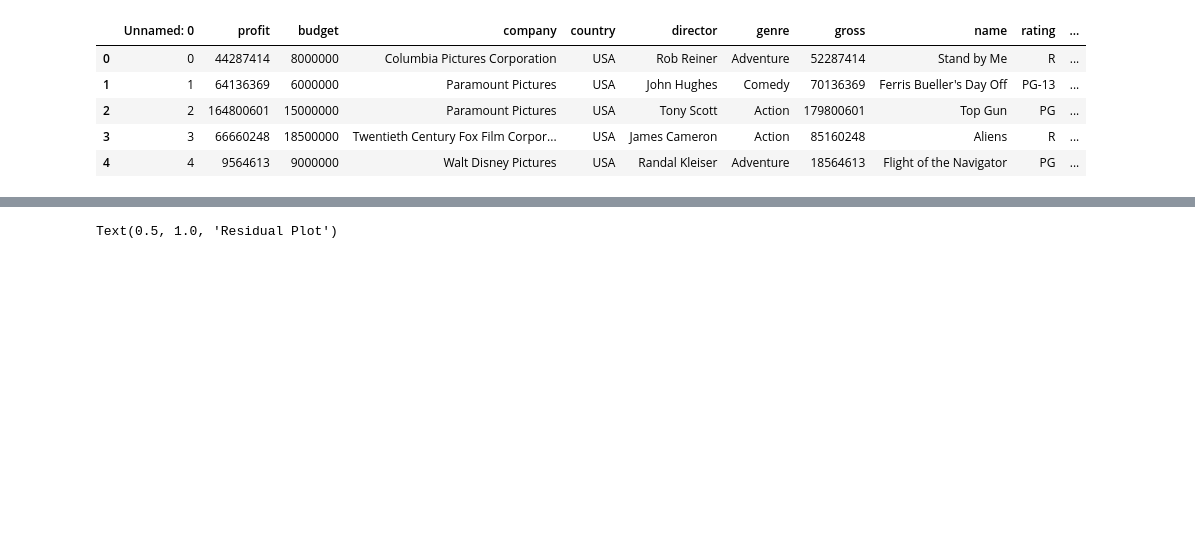
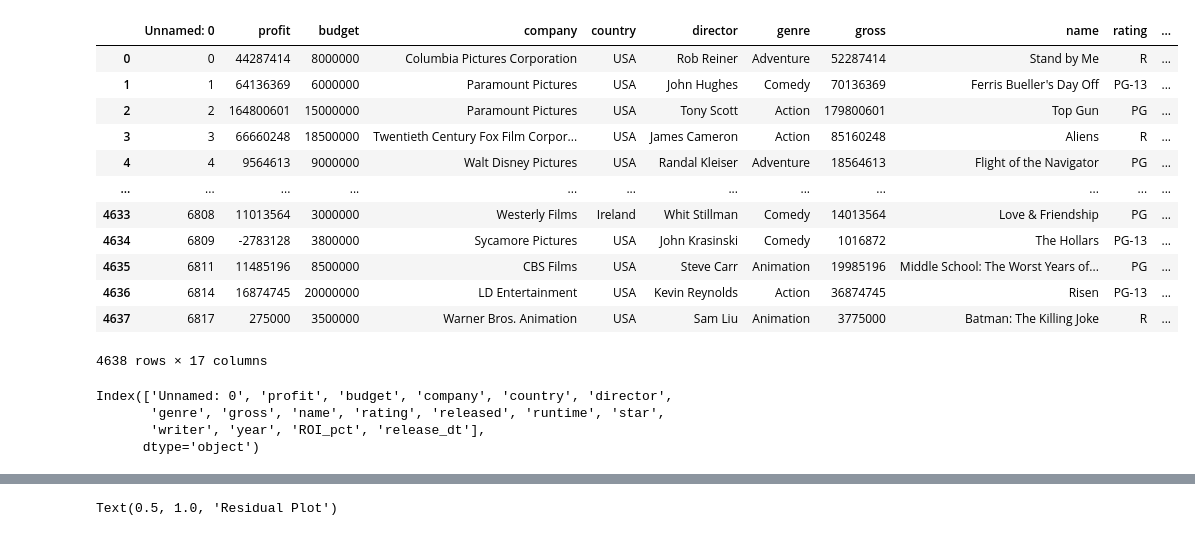
Before and after one commit to d4t4Guy/ML_at_the_movies, a Jupyter notebook: Multiple-regression.ipynb, the cells around one changed output, grey strips where cells are left out. Drawn from its saved outputs; the diff is of its cells as text; code cells hidden in the pictures; blank space fills up the shorter version.

```diff
--- a/Multiple-regression.ipynb
+++ b/Multiple-regression.ipynb
@@ -6,12 +8,26 @@ import pandas as pd
 # %%
 # Read the csv file into a pandas DataFrame
 
 movies_data = pd.read_csv('Resources/movies_cleaned.csv')
-movies_data.head()
+movies_data
 # %% [output]
 |  | Unnamed: 0 | profit | budget | company | country | director | genre | gross | name | rating | ... |
 | 0 | 0 | 44287414 | 8000000 | Columbia Pictures Corporation | USA | Rob Reiner | Adventure | 52287414 | Stand by Me | R | ... |
 | 1 | 1 | 64136369 | 6000000 | Paramount Pictures | USA | John Hughes | Comedy | 70136369 | Ferris Bueller's Day Off | PG-13 | ... |
 | 2 | 2 | 164800601 | 15000000 | Paramount Pictures | USA | Tony Scott | Action | 179800601 | Top Gun | PG | ... |
 | 3 | 3 | 66660248 | 18500000 | Twentieth Century Fox Film Corpor... | USA | James Cameron | Action | 85160248 | Aliens | R | ... |
 | 4 | 4 | 9564613 | 9000000 | Walt Disney Pictures | USA | Randal Kleiser | Adventure | 18564613 | Flight of the Navigator | PG | ... |
+| ... | ... | ... | ... | ... | ... | ... | ... | ... | ... | ... | ... |
+| 4633 | 6808 | 11013564 | 3000000 | Westerly Films | Ireland | Whit Stillman | Comedy | 14013564 | Love & Friendship | PG | ... |
+| 4634 | 6809 | -2783128 | 3800000 | Sycamore Pictures | USA | John Krasinski | Comedy | 1016872 | The Hollars | PG-13 | ... |
+| 4635 | 6811 | 11485196 | 8500000 | CBS Films | USA | Steve Carr | Animation | 19985196 | Middle School: The Worst Years of... | PG | ... |
+| 4636 | 6814 | 16874745 | 20000000 | LD Entertainment | USA | Kevin Reynolds | Action | 36874745 | Risen | PG-13 | ... |
+| 4637 | 6817 | 275000 | 3500000 | Warner Bros. Animation | USA | Sam Liu | Animation | 3775000 | Batman: The Killing Joke | R | ... |
+4638 rows × 17 columns
+# %%
+movies_data.columns
+# %% [output]
+Index(['Unnamed: 0', 'profit', 'budget', 'company', 'country', 'director',
+       'genre', 'gross', 'name', 'rating', 'released', 'runtime', 'star',
+       'writer', 'year', 'ROI_pct', 'release_dt'],
+      dtype='object')
```
Also changed, not shown: parts of 13 cells of this notebook.
